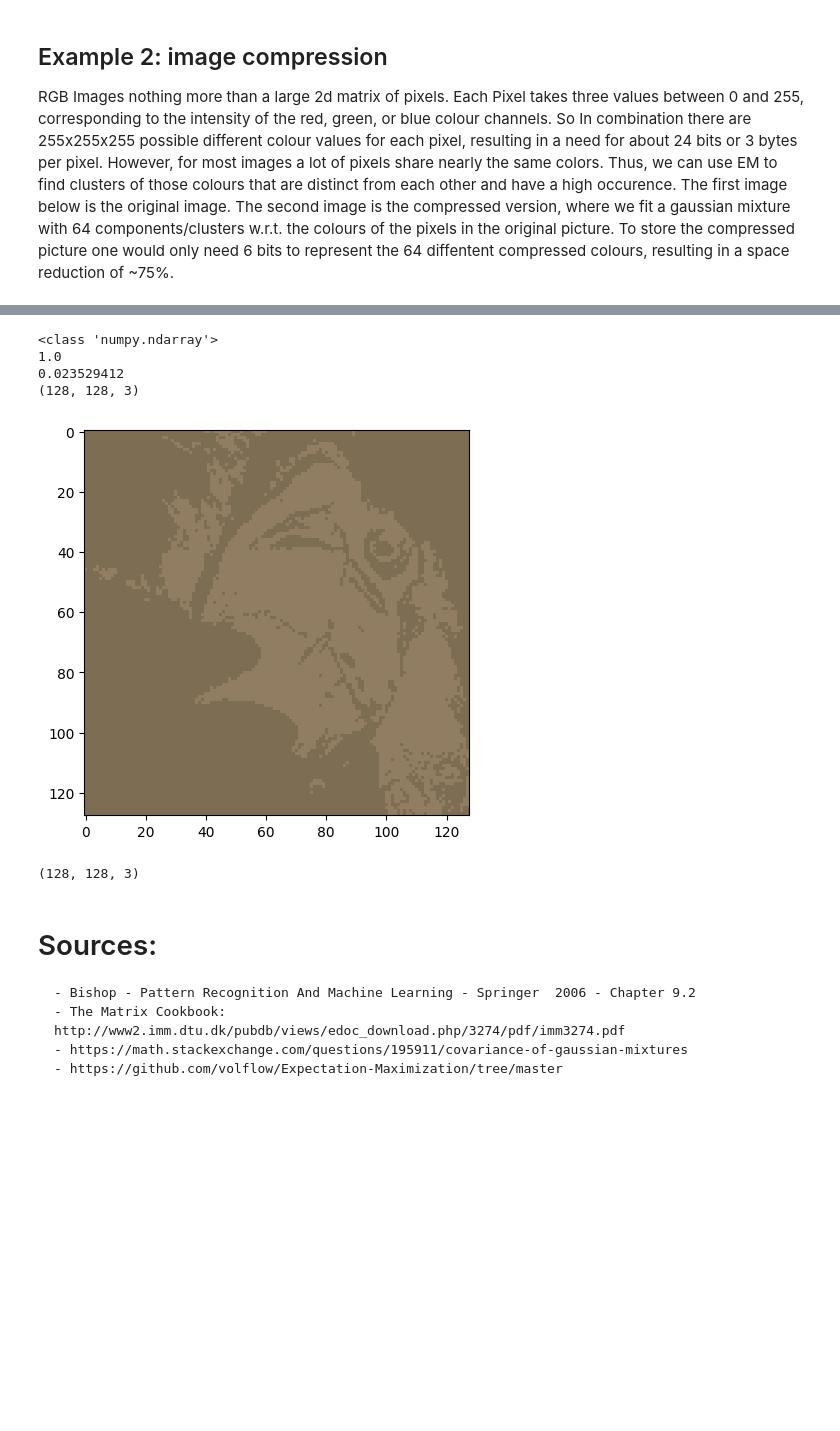
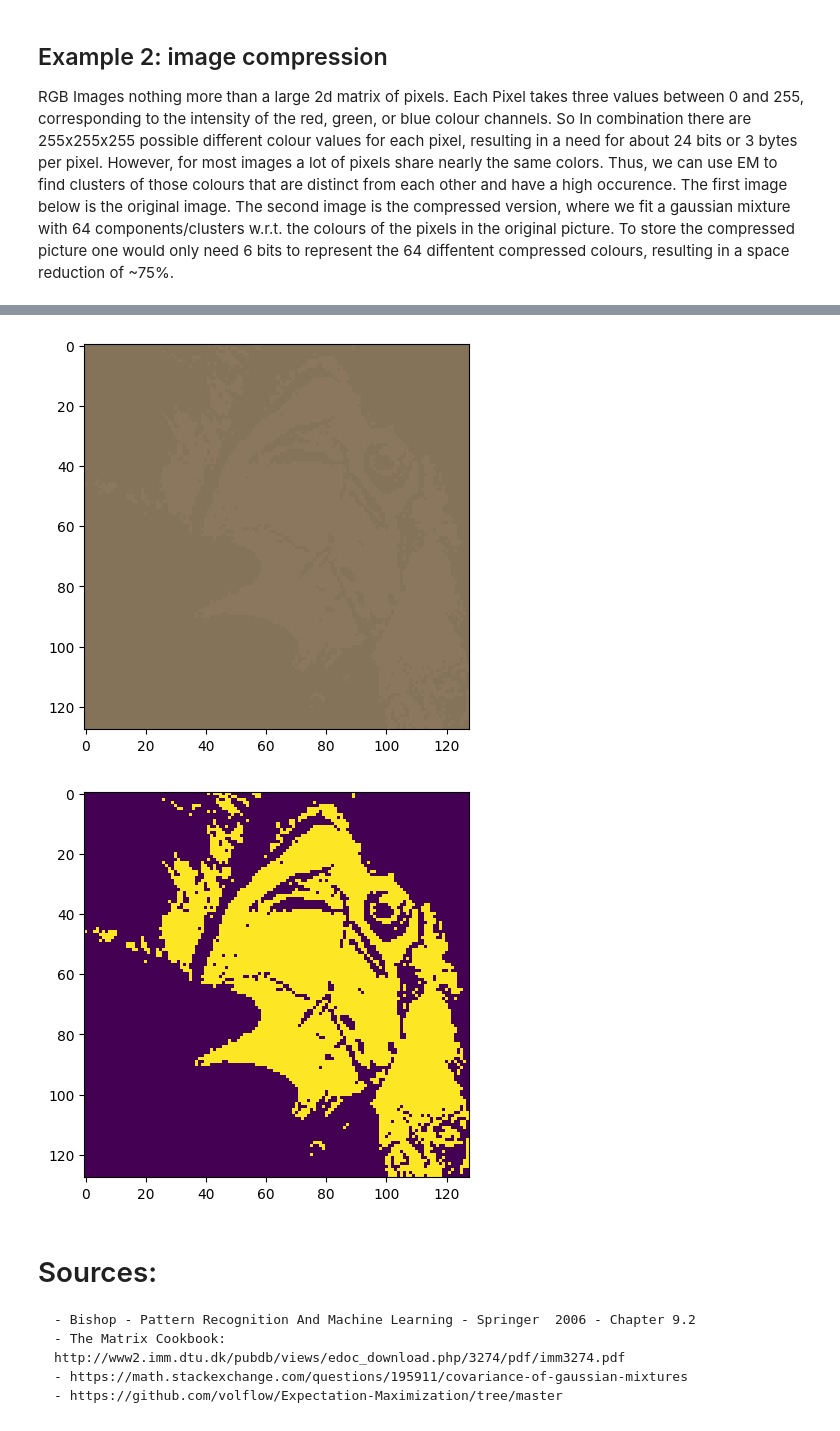
Before and after one commit to Fortuz/edu_MethodsAndTools, a Jupyter notebook: practices/P14_EM/P14_EM.ipynb, the cells around one changed output, grey strips where cells are left out. Drawn from its saved outputs; the diff is of its cells as text; code cells hidden in the pictures; blank space fills up the shorter version.

```diff
--- a/practices/P14_EM/P14_EM.ipynb
+++ b/practices/P14_EM/P14_EM.ipynb
@@ -246,13 +232,3 @@ show_img(loaded_image)
-# %%
-print(type(img))
-print(np.max(img))
-print(np.min(img))
-print(img.shape)
-# %% [output]
-<class 'numpy.ndarray'>
-1.0
-0.023529412
-(128, 128, 3)
 # %%
 rows = img.shape[0]
 cols = img.shape[1]
@@ -264,12 +240,10 @@ a = cmpr.fit(5)
 # %%
 cmpr_img = (cmpr.predict(flat_img)).reshape(rows,cols, 3)
 show_img(cmpr_img)
+show_img(cmpr_img[:,:,1])
 # %% [output]
 [figure]
+[figure, added]
-# %%
-cmpr_img.shape
-# %% [output]
-(128, 128, 3)
 # %% [markdown]
 # Sources:
     - Bishop - Pattern Recognition And Machine Learning - Springer  2006 - Chapter 9.2
```
Also changed, not shown: parts of 5 cells of this notebook, 1 other file.
